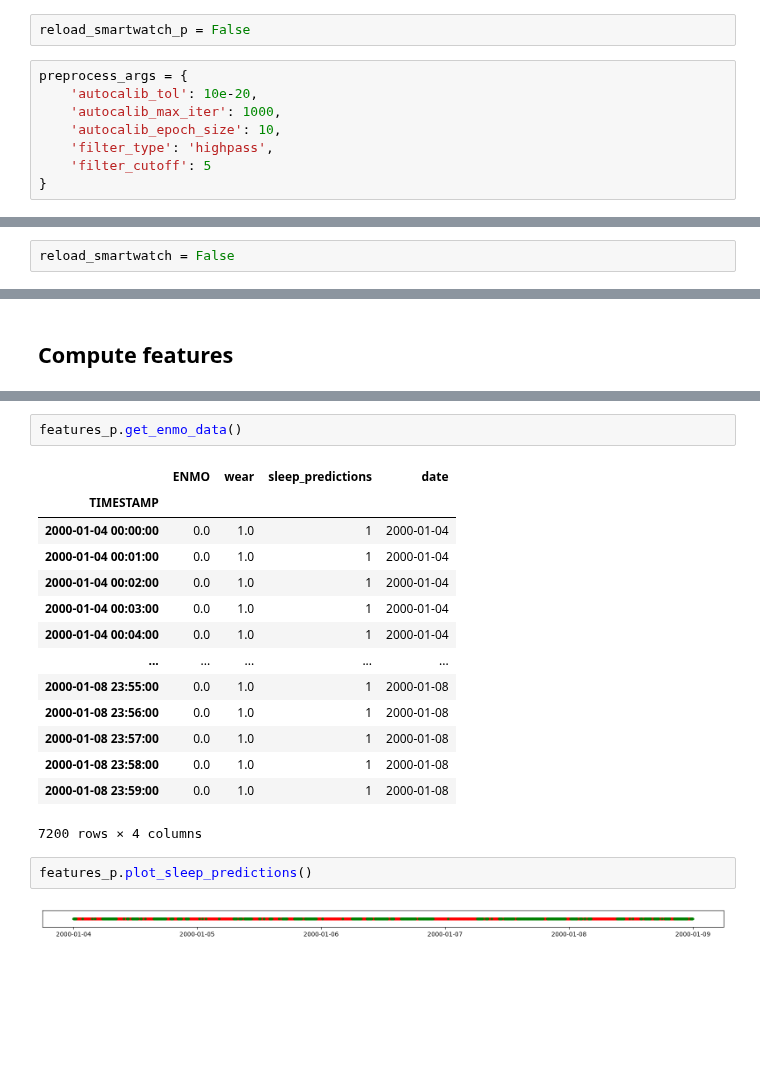
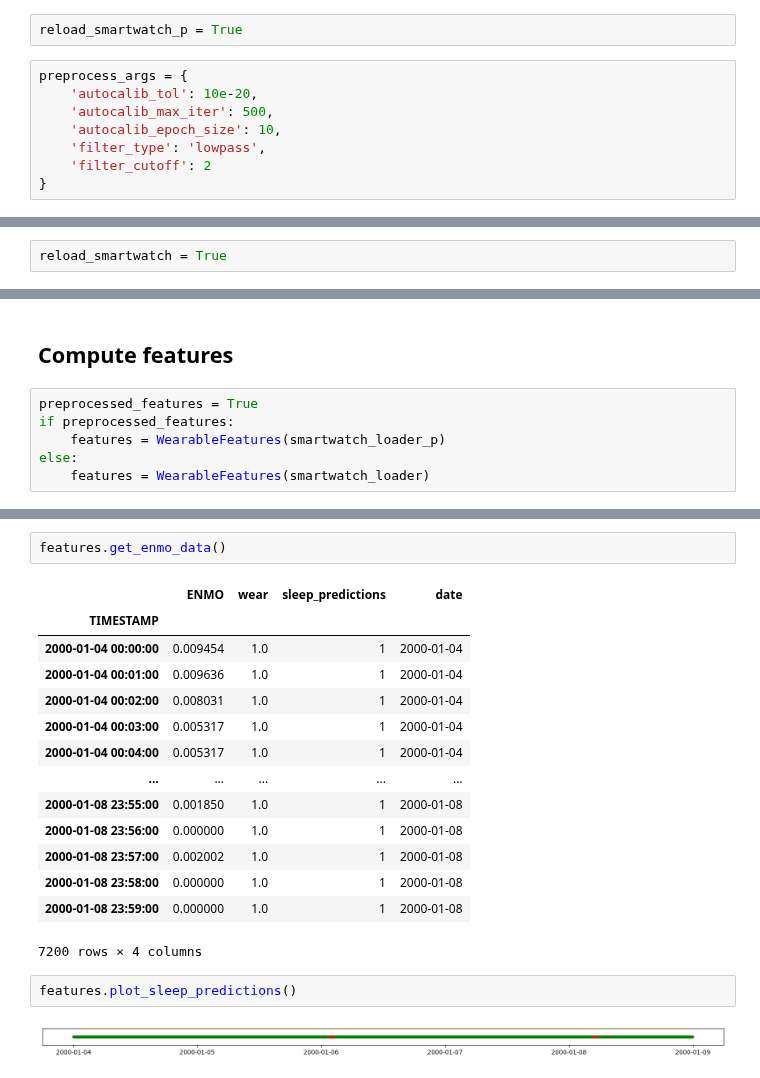
Before and after one commit to ADAMMA-CDHI-ETH-Zurich/CosinorAge, a Jupyter notebook: examples/smartwatch_example.ipynb, the cells around one changed output, grey strips where cells are left out. Drawn from its saved outputs; the diff is of its cells as text; blank space fills up the shorter version.

Commit message:
adding preproc args

```diff
--- a/examples/smartwatch_example.ipynb
+++ b/examples/smartwatch_example.ipynb
@@ -11,14 +11,14 @@ from cosinorage.features import WearableFeatures
 # %% [markdown]
 ## Raw Accelerometer Data obtained from Smartwatch
 # %%
-reload_smartwatch_p = False
+reload_smartwatch_p = True
 # %%
 preprocess_args = {
     'autocalib_tol': 10e-20,
-    'autocalib_max_iter': 1000,
+    'autocalib_max_iter': 500,
     'autocalib_epoch_size': 10,
-    'filter_type': 'highpass',
-    'filter_cutoff': 5
+    'filter_type': 'lowpass',
+    'filter_cutoff': 2
 }
 # %%
 if reload_smartwatch_p:
@@ -50,5 +86,5 @@ smartwatch_loader_p.get_meta_data()
 # %%
-reload_smartwatch = False
+reload_smartwatch = True
 # %%
 if reload_smartwatch:
     smartwatch_loader = DataLoader(datasource='smartwatch', input_path='../data/62164/', preprocess=False)
@@ -76,4 +119,10 @@ smartwatch_loader.plot_orig_enmo_freq()
 [figure]
 # %% [markdown]
 ## Compute features
+# %%
+preprocessed_features = True
+if preprocessed_features:
+    features = WearableFeatures(smartwatch_loader_p)
+else:
+    features = WearableFeatures(smartwatch_loader)
 # %%
@@ -112,22 +153,22 @@ features_p.get_all()
 # %%
-features_p.get_enmo_data()
+features.get_enmo_data()
 # %% [output]
 |  | ENMO | wear | sleep_predictions | date |
 | TIMESTAMP |  |  |  |  |
-| 2000-01-04 00:00:00 | 0.0 | 1.0 | 1 | 2000-01-04 |
-| 2000-01-04 00:01:00 | 0.0 | 1.0 | 1 | 2000-01-04 |
-| 2000-01-04 00:02:00 | 0.0 | 1.0 | 1 | 2000-01-04 |
-| 2000-01-04 00:03:00 | 0.0 | 1.0 | 1 | 2000-01-04 |
-| 2000-01-04 00:04:00 | 0.0 | 1.0 | 1 | 2000-01-04 |
+| 2000-01-04 00:00:00 | 0.009454 | 1.0 | 1 | 2000-01-04 |
+| 2000-01-04 00:01:00 | 0.009636 | 1.0 | 1 | 2000-01-04 |
+| 2000-01-04 00:02:00 | 0.008031 | 1.0 | 1 | 2000-01-04 |
+| 2000-01-04 00:03:00 | 0.005317 | 1.0 | 1 | 2000-01-04 |
+| 2000-01-04 00:04:00 | 0.005317 | 1.0 | 1 | 2000-01-04 |
 | ... | ... | ... | ... | ... |
-| 2000-01-08 23:55:00 | 0.0 | 1.0 | 1 | 2000-01-08 |
-| 2000-01-08 23:56:00 | 0.0 | 1.0 | 1 | 2000-01-08 |
-| 2000-01-08 23:57:00 | 0.0 | 1.0 | 1 | 2000-01-08 |
-| 2000-01-08 23:58:00 | 0.0 | 1.0 | 1 | 2000-01-08 |
-| 2000-01-08 23:59:00 | 0.0 | 1.0 | 1 | 2000-01-08 |
+| 2000-01-08 23:55:00 | 0.001850 | 1.0 | 1 | 2000-01-08 |
+| 2000-01-08 23:56:00 | 0.000000 | 1.0 | 1 | 2000-01-08 |
+| 2000-01-08 23:57:00 | 0.002002 | 1.0 | 1 | 2000-01-08 |
+| 2000-01-08 23:58:00 | 0.000000 | 1.0 | 1 | 2000-01-08 |
+| 2000-01-08 23:59:00 | 0.000000 | 1.0 | 1 | 2000-01-08 |
 7200 rows × 4 columns
 # %%
-features_p.plot_sleep_predictions()
+features.plot_sleep_predictions()
 # %% [output]
-[figure, old version]
+[figure, new version]
 # %%
```
Also changed, not shown: parts of 10 cells of this notebook, 2 other files.
